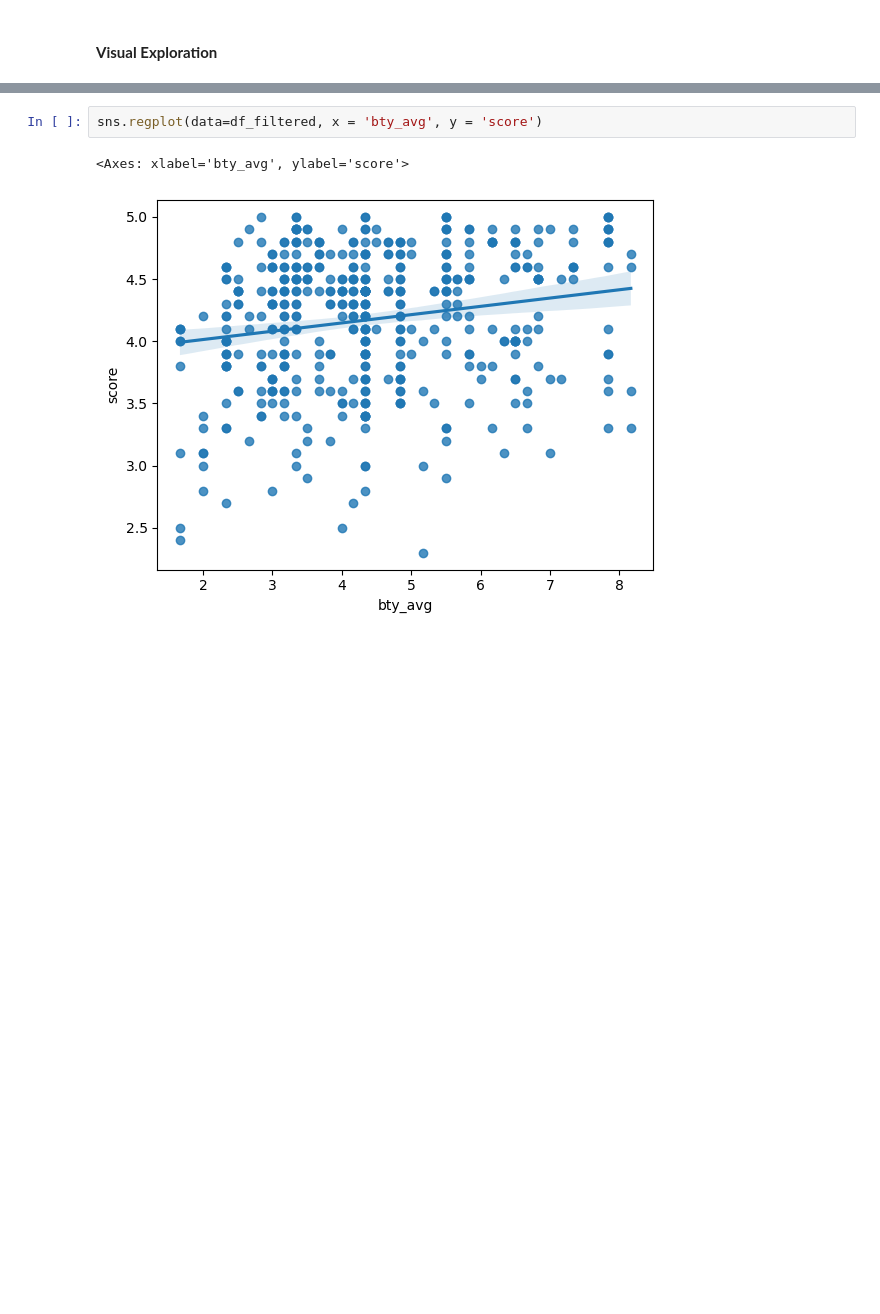
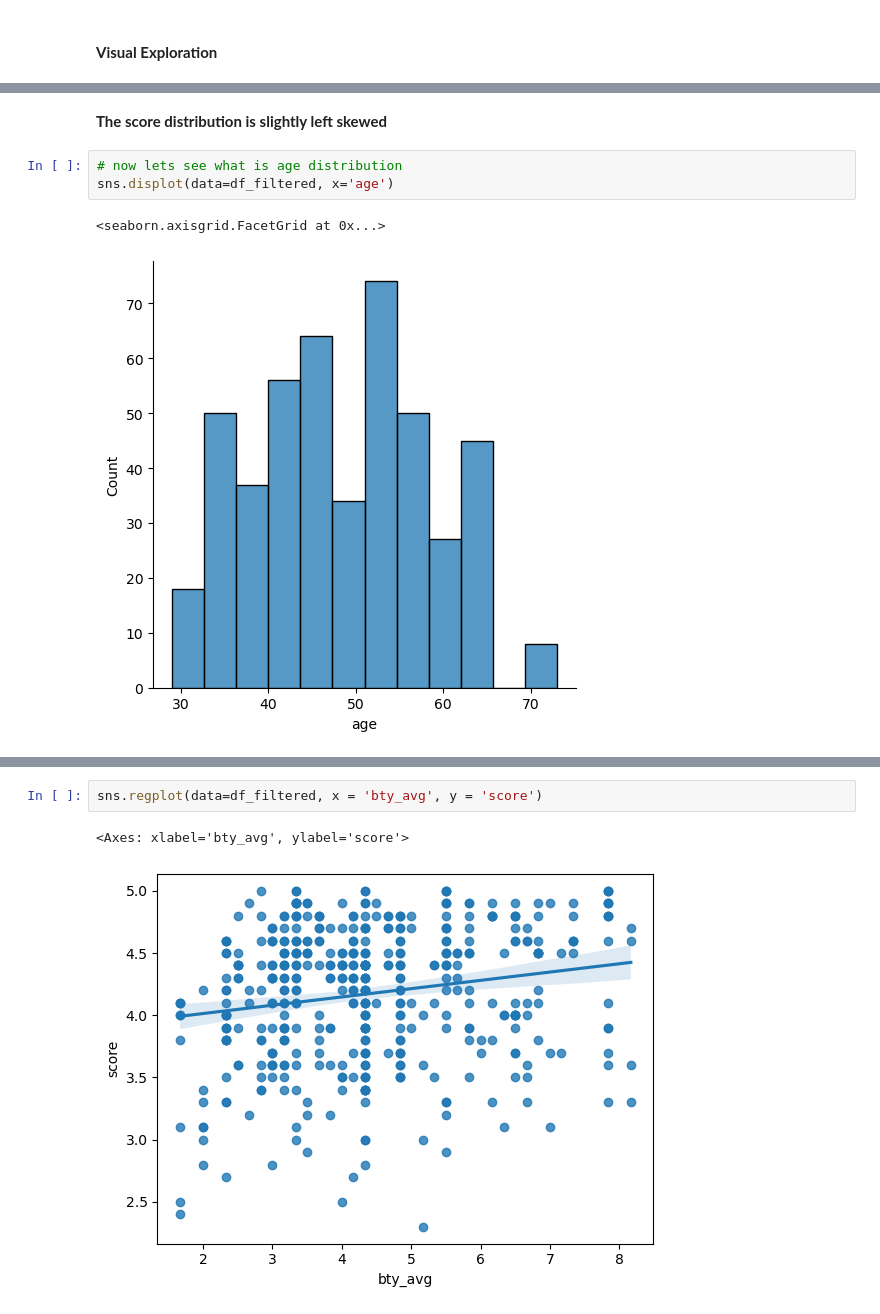
Before and after one commit to AngadKannaujiya/Regression-Project, a Jupyter notebook: Evaluation Score.ipynb, the cells around one changed output, grey strips where cells are left out. Cells and saved outputs as stored; diff of their text form; blank space fills up the shorter version.

```diff
--- a/Evaluation Score.ipynb
+++ b/Evaluation Score.ipynb
@@ -115,0 +128,8 @@ The correlation coefficient of 0.18 indicate that the relationship between teach
+# %% [markdown]
+**The score distribution is slightly left skewed**
+# %%
+# now lets see what is age distribution
+sns.displot(data=df_filtered, x='age')
+# %% [output]
+<seaborn.axisgrid.FacetGrid at 0x...>
+[figure, added]
```
Also changed, not shown: parts of 15 cells of this notebook.
